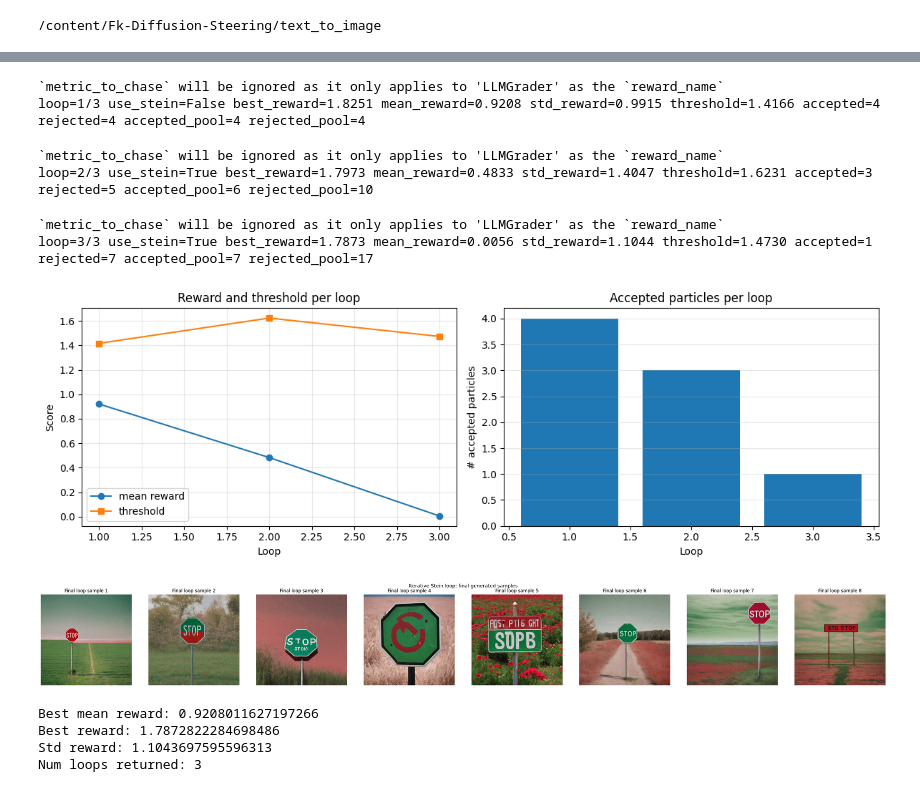
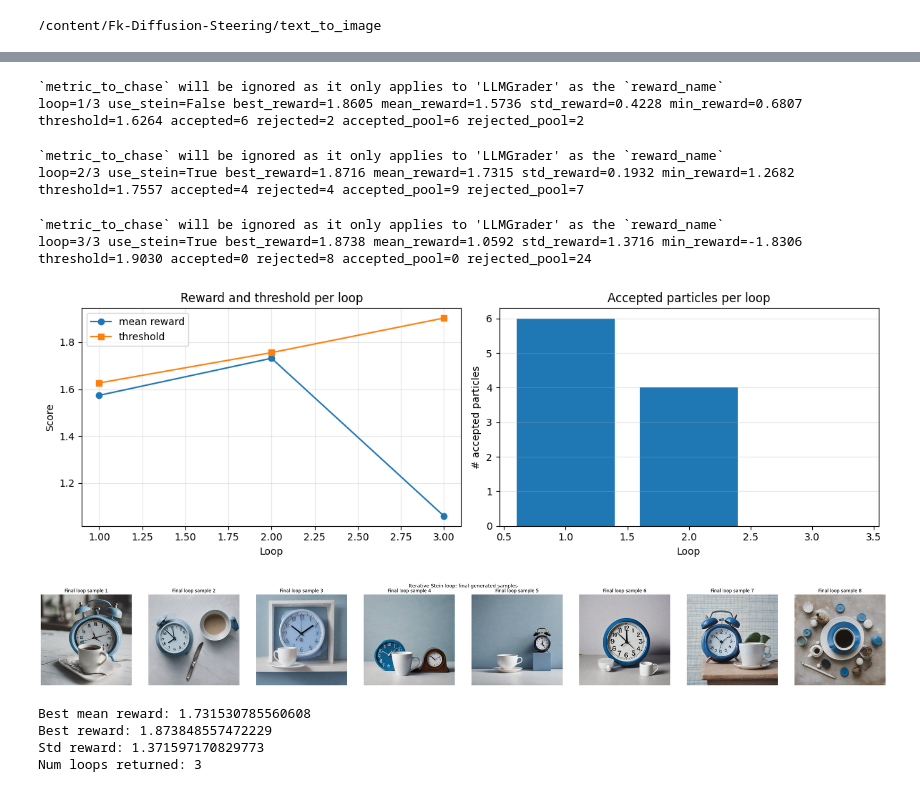
Before and after one commit to NhuGiap04/Fk-Diffusion-Steering, a Jupyter notebook: Evolve_Steering.ipynb, the cells around one changed output, grey strips where cells are left out. Cells and saved outputs as stored; diff of their text form; code cells hidden in the pictures.

```diff
--- a/Evolve_Steering.ipynb
+++ b/Evolve_Steering.ipynb
@@ -108,7 +140,7 @@ def iterative_stein_loop(
         stein_step_size=stein_step_size,
         stein_bandwidth=stein_bandwidth,
         stein_rejected_penalty=stein_rejected_penalty,
-        stein_num_steps=1,
+        stein_num_steps=stein_num_steps,
         num_inference_steps=num_inference_steps,
         guidance_scale=guidance_scale,
         guidance_reward_fn=guidance_reward_fn,
@@ -147,45 +179,45 @@ def iterative_stein_loop(
         ax[i].axis("off")
         ax[i].set_title(f"Final loop sample {i + 1}")
 
     fig.suptitle("Iterative Stein loop: final generated samples", fontsize=13)
     fig.tight_layout()
     plt.show()
 
     return out
 
 
 if "pipe" not in globals():
     raise RuntimeError("Run the steer_sample setup cell first so `pipe` is defined.")
 
 loop_out = iterative_stein_loop(
     model=pipe,
-    prompt="a photo of a green stop sign in a red field",
+    prompt="A photo of a blue clock and a white cup",
     num_loops=3,
     num_particles=8,
     steer_start_timestep=400,
-    steer_end_timestep=150,
-    stein_step_size=0.0005,
-    stein_rejected_penalty=0.5,
+    steer_end_timestep=200,
+    stein_step_size=0.000001,
+    stein_rejected_penalty=0.1,
     stein_num_steps=10,
     num_inference_steps=50,
-    guidance_scale=5,
-    max_images_to_show=8,
+    guidance_scale=5.0,
+    max_images_to_show=16,
 )
 
 print("Best mean reward:", loop_out["best_mean_reward"])
 print("Best reward:", loop_out["best_reward"])
 print("Std reward:", loop_out["std_reward"])
 print("Num loops returned:", len(loop_out["results"]))
 # %% [output]
 `metric_to_chase` will be ignored as it only applies to 'LLMGrader' as the `reward_name`
-loop=1/3 use_stein=False best_reward=1.8251 mean_reward=0.9208 std_reward=0.9915 threshold=1.4166 accepted=4 rejected=4 accepted_pool=4 rejected_pool=4
+loop=1/3 use_stein=False best_reward=1.8605 mean_reward=1.5736 std_reward=0.4228 min_reward=0.6807 threshold=1.6264 accepted=6 rejected=2 accepted_pool=6 rejected_pool=2
 `metric_to_chase` will be ignored as it only applies to 'LLMGrader' as the `reward_name`
-loop=2/3 use_stein=True best_reward=1.7973 mean_reward=0.4833 std_reward=1.4047 threshold=1.6231 accepted=3 rejected=5 accepted_pool=6 rejected_pool=10
+loop=2/3 use_stein=True best_reward=1.8716 mean_reward=1.7315 std_reward=0.1932 min_reward=1.2682 threshold=1.7557 accepted=4 rejected=4 accepted_pool=9 rejected_pool=7
 `metric_to_chase` will be ignored as it only applies to 'LLMGrader' as the `reward_name`
-loop=3/3 use_stein=True best_reward=1.7873 mean_reward=0.0056 std_reward=1.1044 threshold=1.4730 accepted=1 rejected=7 accepted_pool=7 rejected_pool=17
+loop=3/3 use_stein=True best_reward=1.8738 mean_reward=1.0592 std_reward=1.3716 min_reward=-1.8306 threshold=1.9030 accepted=0 rejected=8 accepted_pool=0 rejected_pool=24
-[figure, old version]
+[figure, new version]
-[figure, old version]
+[figure, new version]
-Best mean reward: 0.9208011627197266
-Best reward: 1.7872822284698486
-Std reward: 1.1043697595596313
+Best mean reward: 1.731530785560608
+Best reward: 1.873848557472229
+Std reward: 1.371597170829773
 Num loops returned: 3
```
Also changed, not shown: parts of 4 cells of this notebook, 1 other file.
